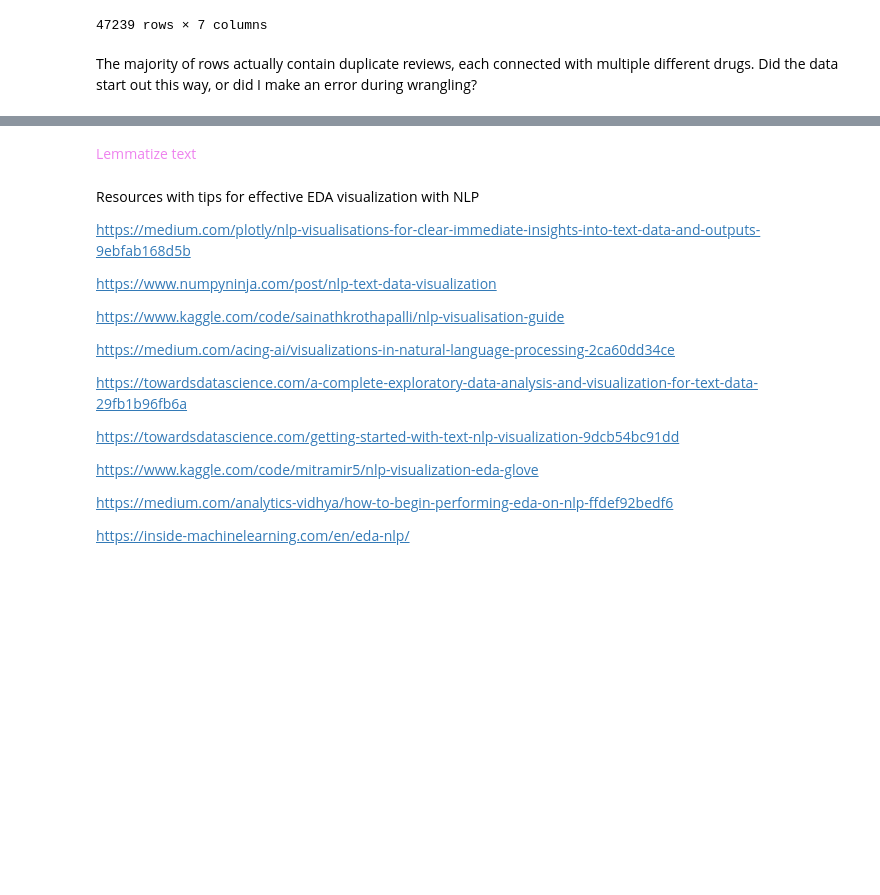
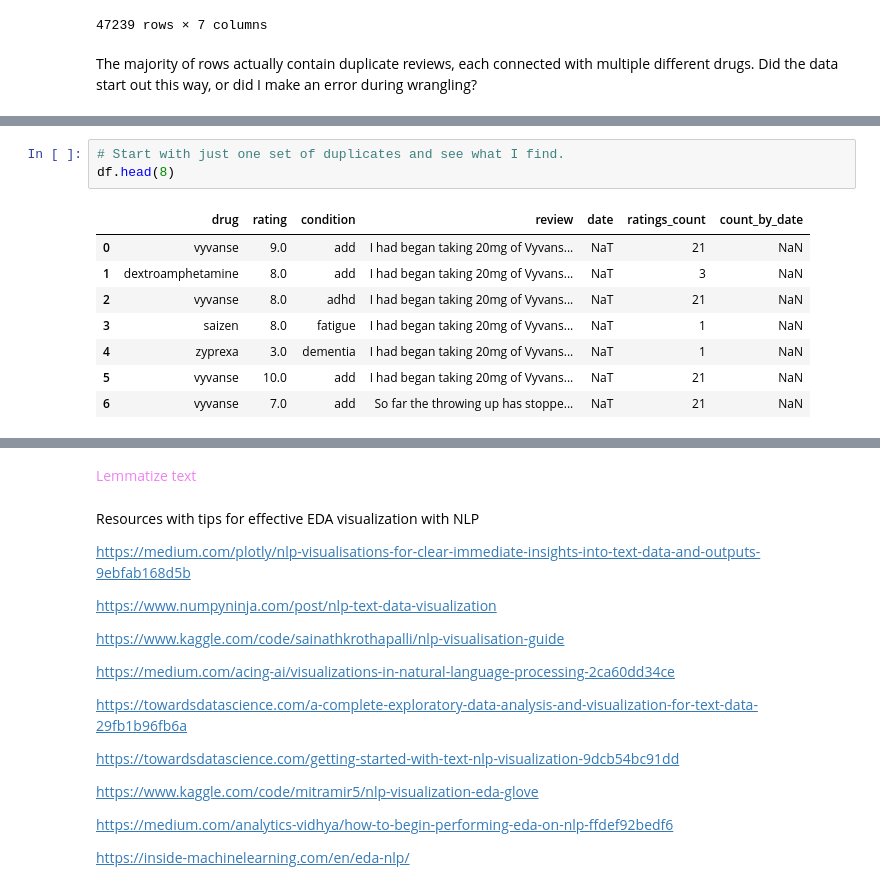
Before and after one commit to fractaldatalearning/psychedelic_efficacy, a Jupyter notebook: notebooks/2-kl-studies-eda.ipynb, the cells around one changed output, grey strips where cells are left out. Cells and saved outputs as stored; diff of their text form; blank space fills up the shorter version.

```diff
--- a/notebooks/2-kl-studies-eda.ipynb
+++ b/notebooks/2-kl-studies-eda.ipynb
@@ -616,0 +751,12 @@ The majority of rows actually contain duplicate reviews, each connected with mul
+# %%
+# Start with just one set of duplicates and see what I find.
+df.head(8)
+# %% [output]
+|  | drug | rating | condition | review | date | ratings_count | count_by_date |
+| 0 | vyvanse | 9.0 | add | I had began taking 20mg of Vyvans... | NaT | 21 | NaN |
+| 1 | dextroamphetamine | 8.0 | add | I had began taking 20mg of Vyvans... | NaT | 3 | NaN |
+| 2 | vyvanse | 8.0 | adhd | I had began taking 20mg of Vyvans... | NaT | 21 | NaN |
+| 3 | saizen | 8.0 | fatigue | I had began taking 20mg of Vyvans... | NaT | 1 | NaN |
+| 4 | zyprexa | 3.0 | dementia | I had began taking 20mg of Vyvans... | NaT | 1 | NaN |
+| 5 | vyvanse | 10.0 | add | I had began taking 20mg of Vyvans... | NaT | 21 | NaN |
+| 6 | vyvanse | 7.0 | add | So far the throwing up has stoppe... | NaT | 21 | NaN |
```
Also changed, not shown: parts of 20 cells of this notebook, 1 other file.
